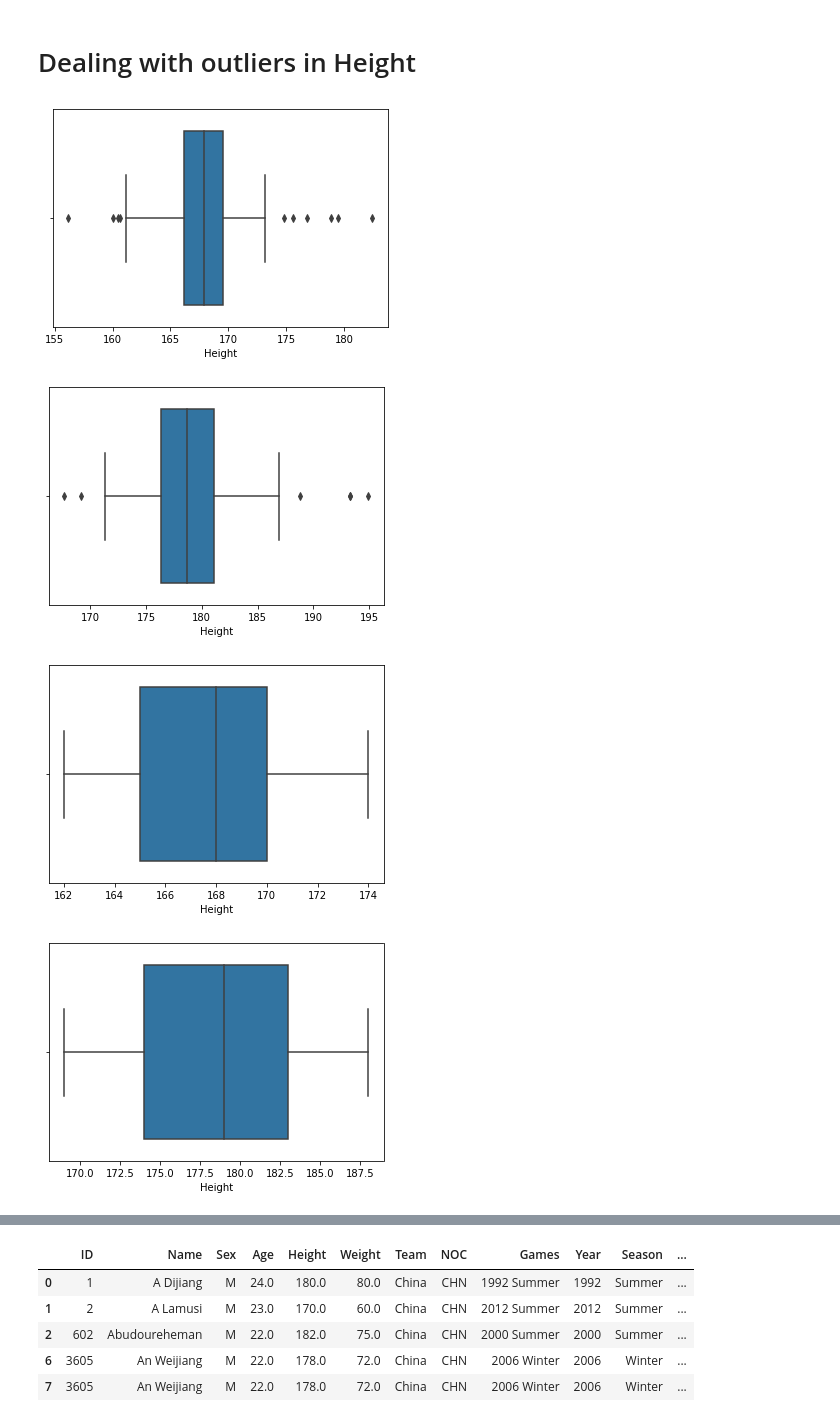
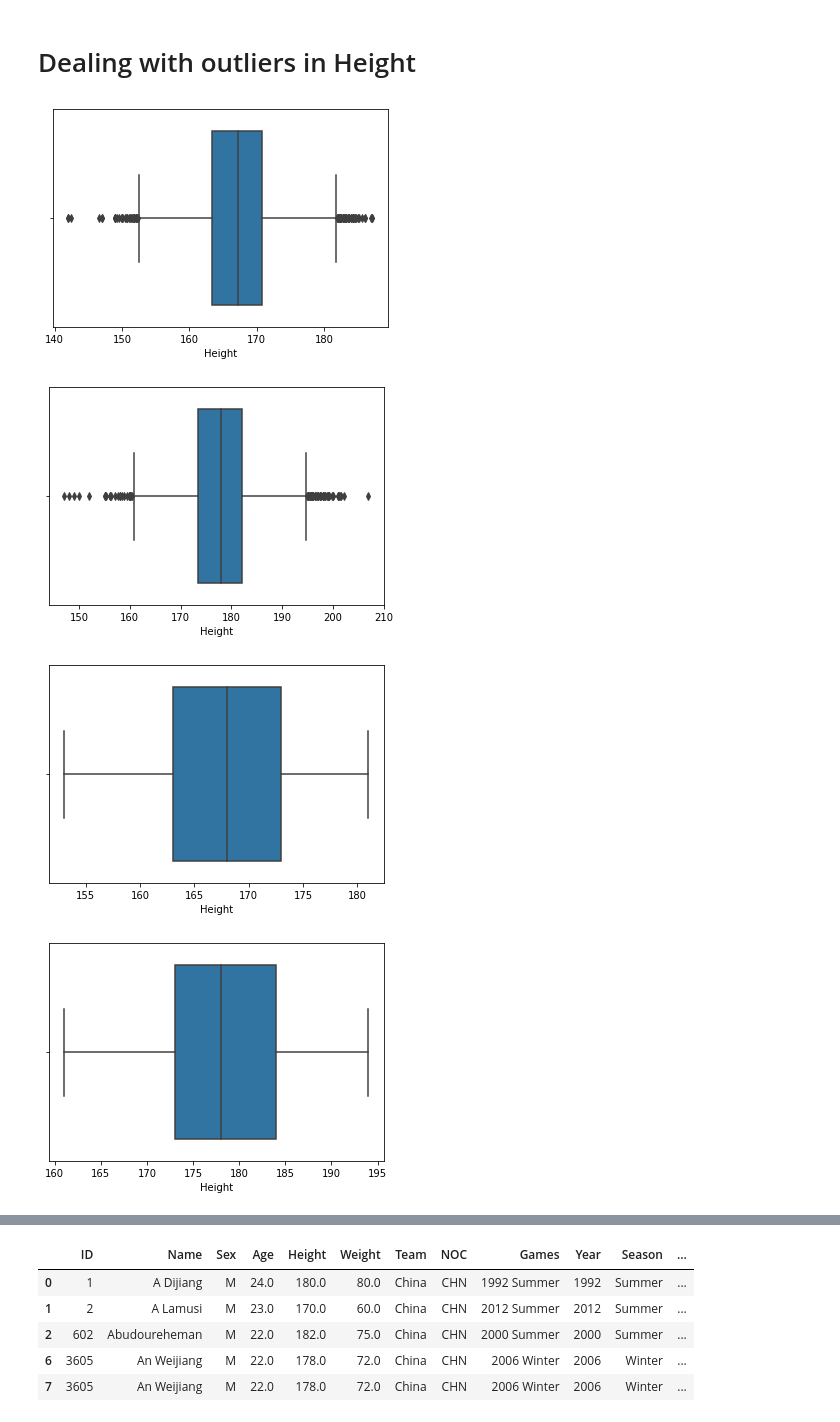
Before and after one commit to Nourankh20/Data-Visualization, a Jupyter notebook: Visualization.ipynb, the cells around one changed output, grey strips where cells are left out. Drawn from its saved outputs; the diff is of its cells as text; code cells hidden in the pictures.

```diff
--- a/Visualization.ipynb
+++ b/Visualization.ipynb
@@ -81,28 +80,27 @@ dtype: float64
 # %%
 import seaborn as sns
 
 Females= df[df['Sex']=='F']
 Males=df[df['Sex']=='M']
 
 
-sports_height_females = Females.groupby(Females['Sport'])['Height'].mean()
-sports_height_males = Males.groupby(Males['Sport'])['Height'].mean()
+sports_height_females = Females.groupby(['Sport','region'])['Height'].mean()
+sports_height_males = Males.groupby(['Sport','region'])['Height'].mean()
 
 
 dropped_null_values_height_females = sports_height_females.dropna(how='all')
 dropped_null_values_height_females.values
 
 dropped_null_values_height_males = sports_height_males.dropna(how='all')
 dropped_null_values_height_males
-#print(dropped_null_values_weight_males)
 
 ay = sns.boxplot(x=dropped_null_values_height_females)
 # %% [output]
-[figure, old version]
+[figure, new version]
 # %%
 ay = sns.boxplot(x=dropped_null_values_height_males)
 # %% [output]
-[figure, old version]
+[figure, new version]
 # %%
 #Removed outliers in female height
 
@@ -128,10 +126,10 @@ Males = Males[~(Males['Height'] <= (Q1-1.5*IQR))]
 # %%
 ax = sns.boxplot(x=Females['Height'])
 # %% [output]
-[figure, old version]
+[figure, new version]
 # %%
 ax = sns.boxplot(x=Males['Height'])
 # %% [output]
-[figure, old version]
+[figure, new version]
 # %%
 
```
Also changed, not shown: parts of 36 cells of this notebook.
